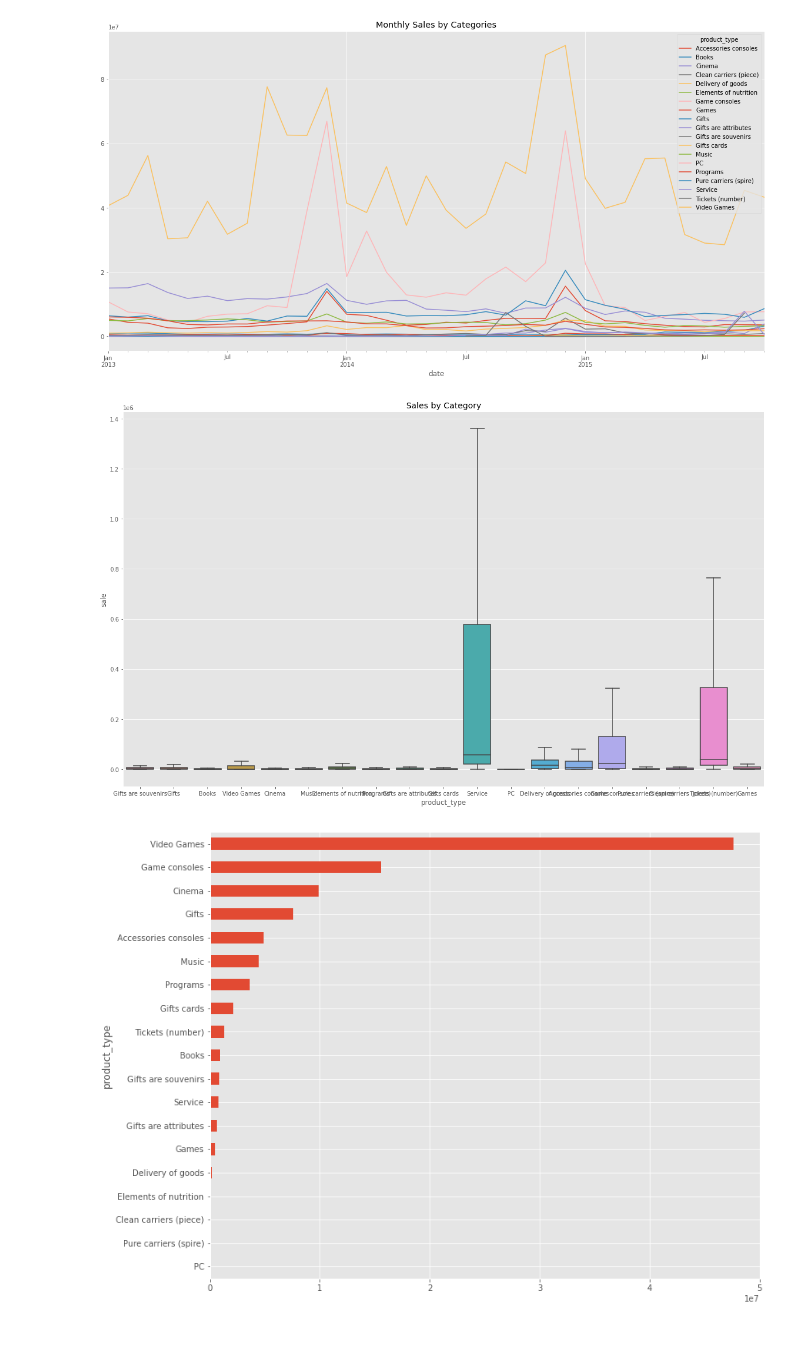
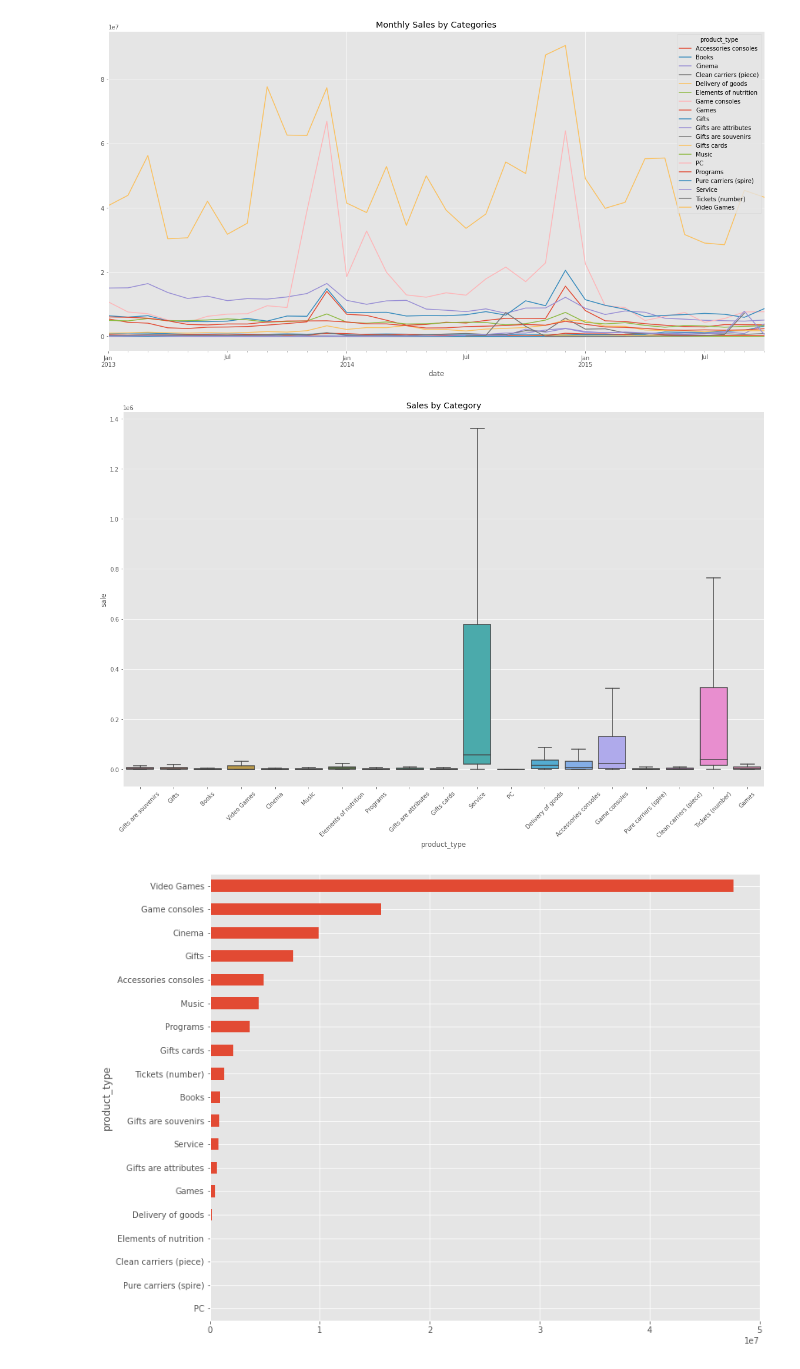
Before and after one commit to jquesada92/Kaggle_Times_Series_Competition, a Jupyter notebook: times_series_competition.ipynb, the cells around one changed output. Drawn from its saved outputs; the diff is of its cells as text; code cells hidden in the pictures; blank space fills up the shorter version.

```diff
--- a/times_series_competition.ipynb
+++ b/times_series_competition.ipynb
@@ -309,11 +308,12 @@ plt.show()
 # %%
 
 plt.figure(figsize=(20,12))
 sns.boxplot(data=df_monthly_sales,x='product_type',y='sale',showfliers=False)
 plt.title('Sales by Category')
+plt.xticks(rotation = 45)
 plt.show()
 # %% [output]
-[figure, old version]
+[figure, new version]
 # %%
 df_avg_sales_by_cat = df_category_montly_sales.mean().sort_values(ascending=False)
 
```
Also changed, not shown: parts of 4 cells of this notebook.
